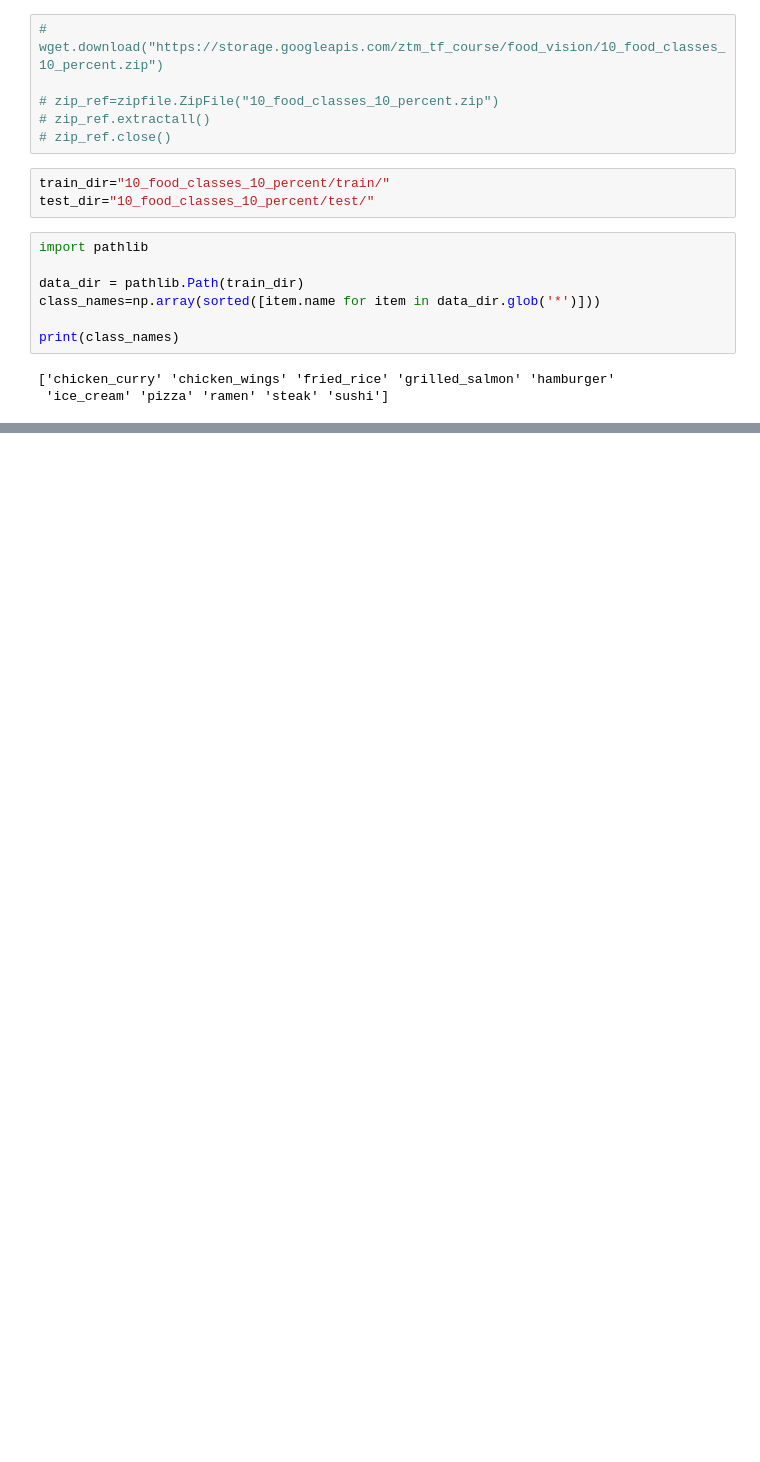
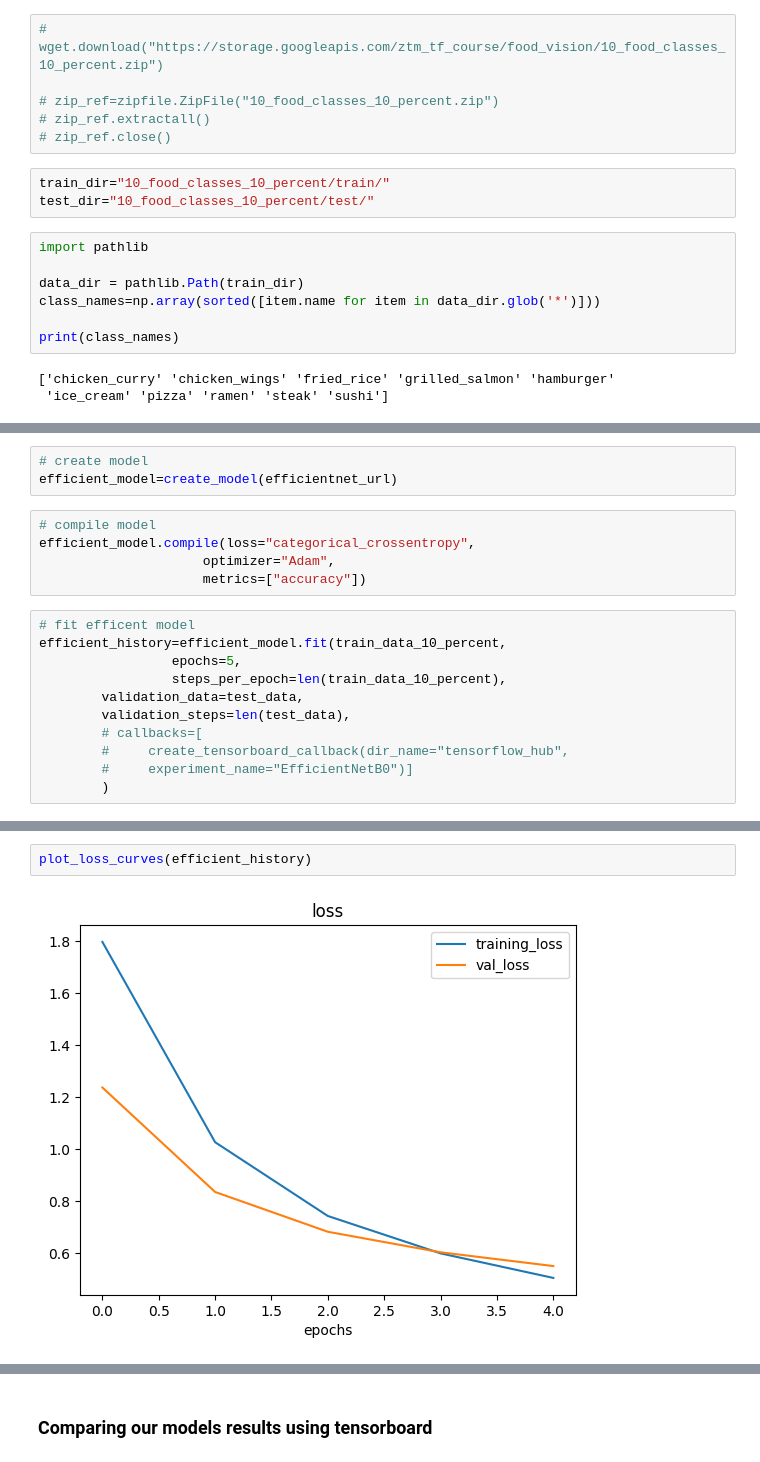
Before and after one commit to Meta-c/Tensorflow-Certificate-preparation, a Jupyter notebook: 04-transfer_learning_tf_feature_extraction.ipynb, the cells around one changed output, grey strips where cells are left out. Cells and saved outputs as stored; diff of their text form; blank space fills up the shorter version.

```diff
--- a/04-transfer_learning_tf_feature_extraction.ipynb
+++ b/04-transfer_learning_tf_feature_extraction.ipynb
@@ -39,0 +163,19 @@ print(class_names)
+# %%
+# create model
+efficient_model=create_model(efficientnet_url)
+# %%
+# compile model
+efficient_model.compile(loss="categorical_crossentropy",
+                     optimizer="Adam",
+                     metrics=["accuracy"])
+# %%
+# fit efficent model
+efficient_history=efficient_model.fit(train_data_10_percent,
+                 epochs=5,
+                 steps_per_epoch=len(train_data_10_percent),
+        validation_data=test_data,
+        validation_steps=len(test_data),
+        # callbacks=[
+        #     create_tensorboard_callback(dir_name="tensorflow_hub",
+        #     experiment_name="EfficientNetB0")]
+        )
@@ -39,0 +194,4 @@ print(class_names)
+# %%
+plot_loss_curves(efficient_history)
+# %% [output]
+[figure, added]
@@ -39,0 +199,2 @@ print(class_names)
+# %% [markdown]
+### Comparing our models results using tensorboard
```
Also changed, not shown: parts of 23 cells of this notebook, 4 other files.
